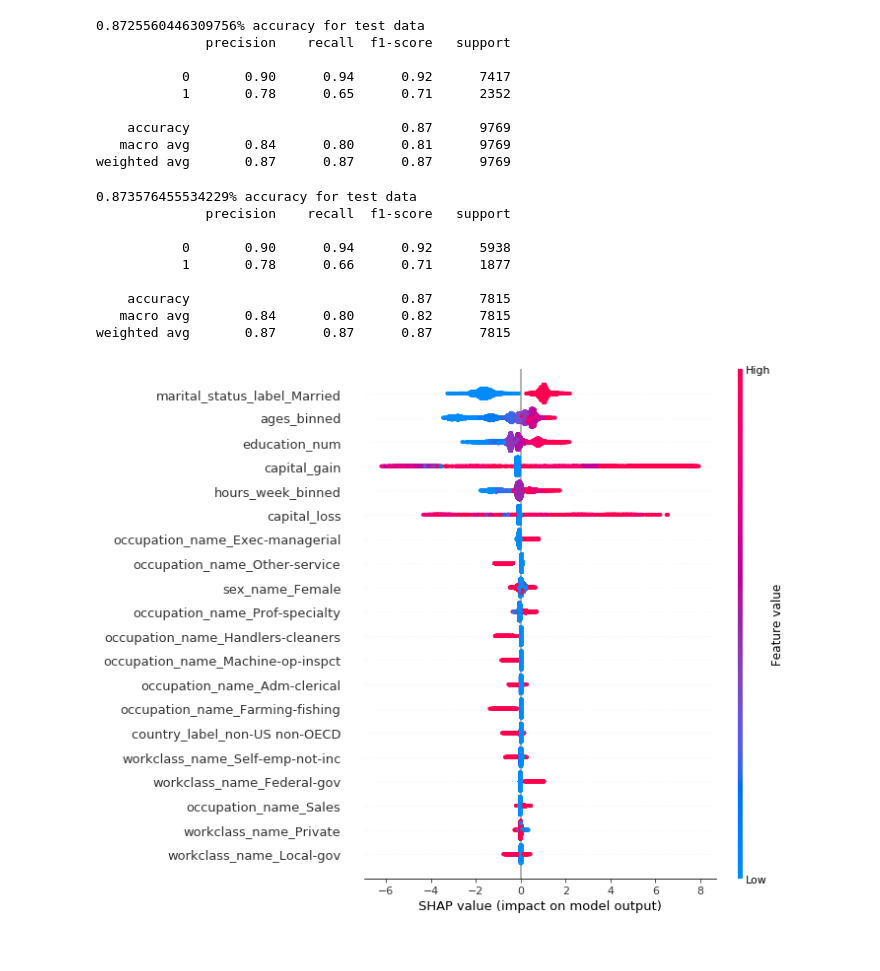
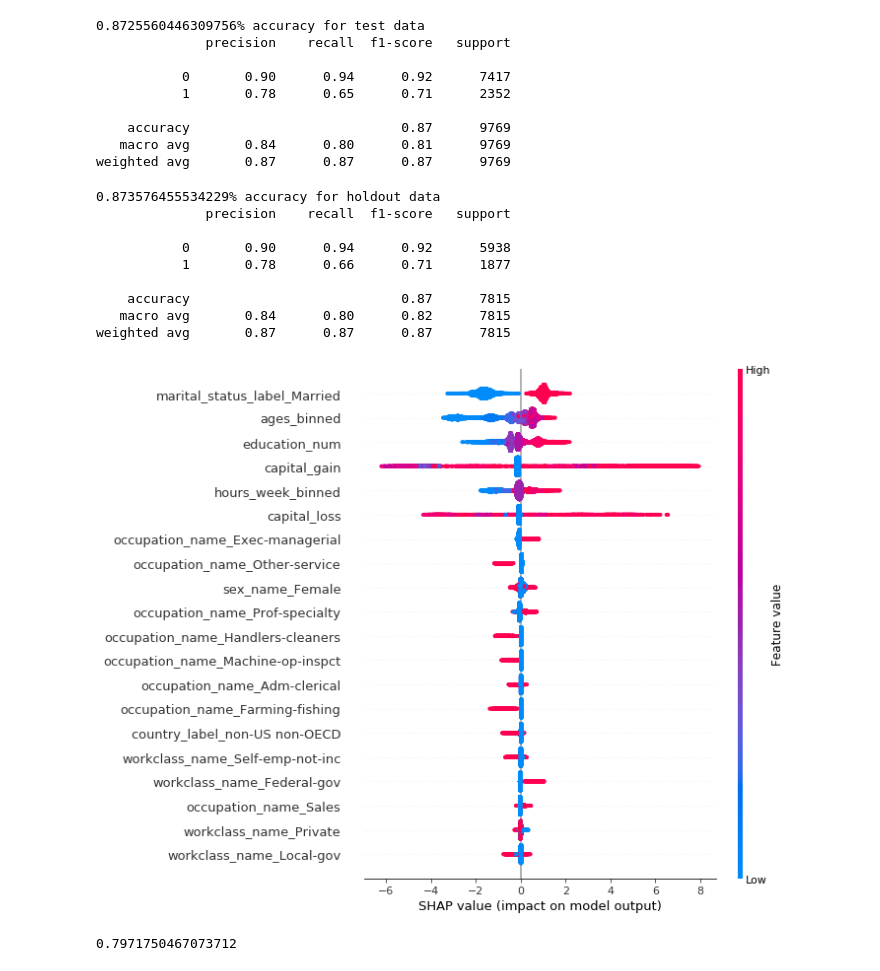
Before and after one commit to julian-lewis/data-scientist-exercise01, a Jupyter notebook: notebooks/Exercise 01.ipynb, the cells around one changed output. Cells and saved outputs as stored; diff of their text form; code cells hidden in the pictures.

```diff
--- a/notebooks/Exercise 01.ipynb
+++ b/notebooks/Exercise 01.ipynb
@@ -488,10 +491,10 @@ print(classification_report(y_test,xgbm.predict(X_test)))
    macro avg       0.84      0.80      0.81      9769
 weighted avg       0.87      0.87      0.87      9769
 # %%
-print(f'{accuracy_score(y_val, xgbm.predict(X_val))}% accuracy for test data')
+print(f'{accuracy_score(y_val, xgbm.predict(X_val))}% accuracy for holdout data')
 print(classification_report(y_val,xgbm.predict(X_val)))
 # %% [output]
-0.873576455534229% accuracy for test data
+0.873576455534229% accuracy for holdout data
               precision    recall  f1-score   support
 
            0       0.90      0.94      0.92      5938
@@ -503,6 +506,13 @@ weighted avg       0.87      0.87      0.87      7815
 # %%
 # graph of shap values - ordered by overall feature importance according to docs
 shap_values = shap.TreeExplainer(xgbm).shap_values(X)
-shap.summary_plot(shap_values, X)
+a = shap.summary_plot(shap_values, X)
 # %% [output]
-[figure, old version]
+[figure, new version]
+# %%
+fpr, tpr, threshold = roc_curve(y_test, xgbm.predict(X_test))
+roc_auc = auc(fpr, tpr)
+
+print(roc_auc)
+# %% [output]
+0.7971750467073712
```
Also changed, not shown: parts of 4 cells of this notebook, 7 other files.
